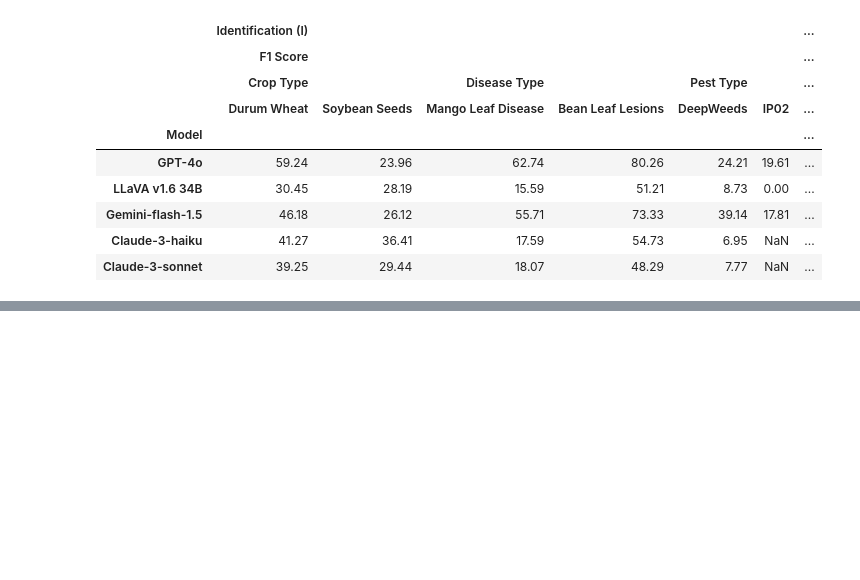
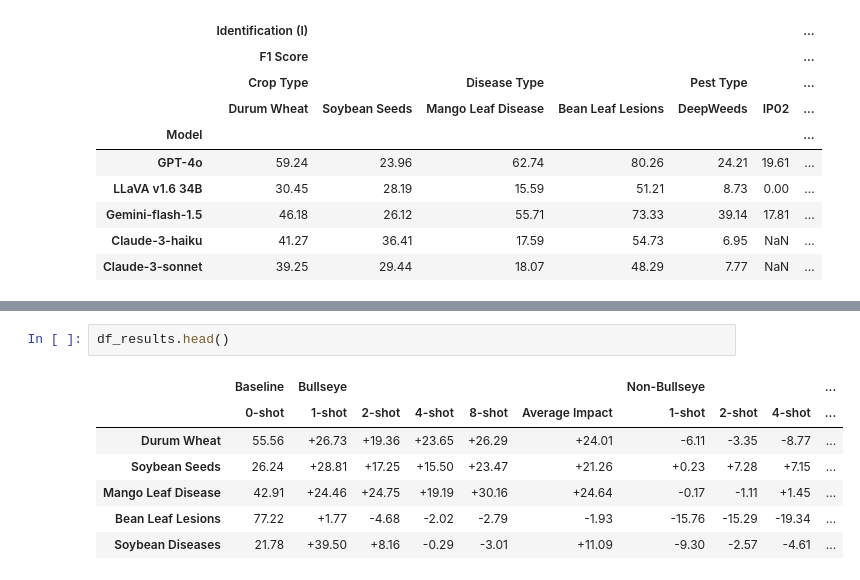
Before and after one commit to arbab-ml/AgEval, a Jupyter notebook: all_llms_analysis.ipynb, the cells around one changed output, grey strips where cells are left out. Cells and saved outputs as stored; diff of their text form; blank space fills up the shorter version.

```diff
--- a/all_llms_analysis.ipynb
+++ b/all_llms_analysis.ipynb
@@ -942,0 +919,10 @@ Plots have been generated and saved.
+# %%
+df_results.head()
+# %% [output]
+|  | Baseline | Bullseye |  |  |  |  | Non-Bullseye |  |  | ... |
+|  | 0-shot | 1-shot | 2-shot | 4-shot | 8-shot | Average Impact | 1-shot | 2-shot | 4-shot | ... |
+| Durum Wheat | 55.56 | +26.73 | +19.36 | +23.65 | +26.29 | +24.01 | -6.11 | -3.35 | -8.77 | ... |
+| Soybean Seeds | 26.24 | +28.81 | +17.25 | +15.50 | +23.47 | +21.26 | +0.23 | +7.28 | +7.15 | ... |
+| Mango Leaf Disease | 42.91 | +24.46 | +24.75 | +19.19 | +30.16 | +24.64 | -0.17 | -1.11 | +1.45 | ... |
+| Bean Leaf Lesions | 77.22 | +1.77 | -4.68 | -2.02 | -2.79 | -1.93 | -15.76 | -15.29 | -19.34 | ... |
+| Soybean Diseases | 21.78 | +39.50 | +8.16 | -0.29 | -3.01 | +11.09 | -9.30 | -2.57 | -4.61 | ... |
```
Also changed, not shown: parts of 19 cells of this notebook, 8 other files.
